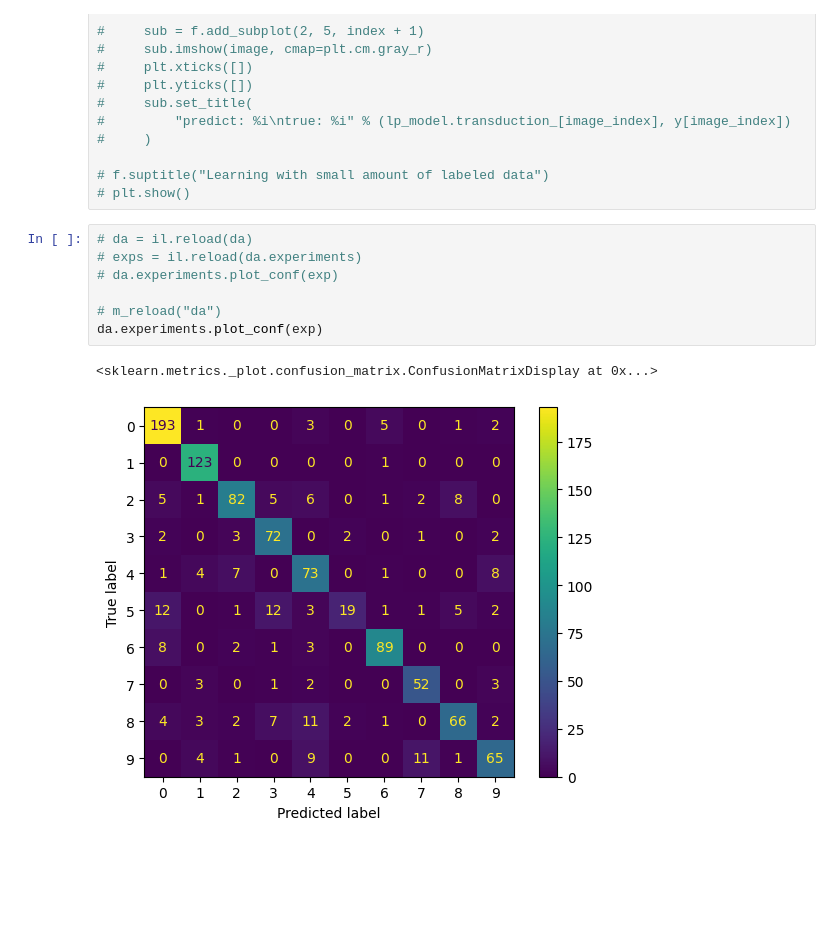
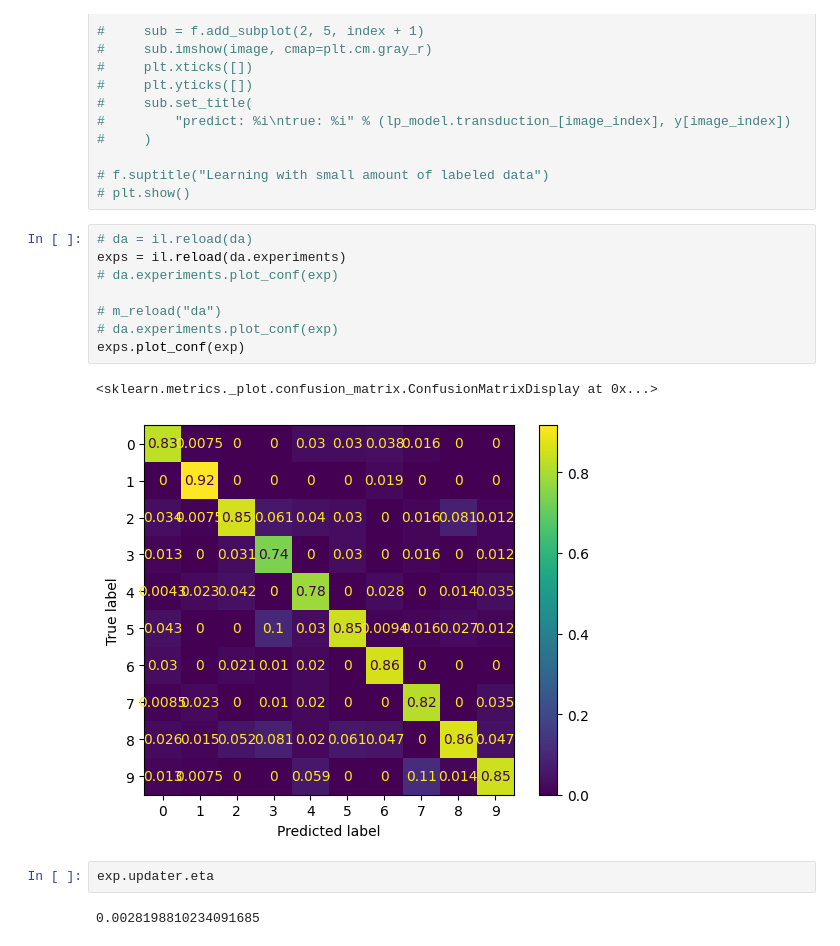
Before and after one commit to AP6YC/DeepART, a Jupyter notebook: notebooks/dlib.ipynb, the cells around one changed output. Cells and saved outputs as stored; diff of their text form; blank space fills up the shorter version.

```diff
--- a/notebooks/dlib.ipynb
+++ b/notebooks/dlib.ipynb
@@ -138,11 +124,16 @@ exp.tsne()
 # plt.show()
 # %%
 # da = il.reload(da)
-# exps = il.reload(da.experiments)
+exps = il.reload(da.experiments)
 # da.experiments.plot_conf(exp)
 
 # m_reload("da")
-da.experiments.plot_conf(exp)
+# da.experiments.plot_conf(exp)
+exps.plot_conf(exp)
 # %% [output]
 <sklearn.metrics._plot.confusion_matrix.ConfusionMatrixDisplay at 0x...>
-[figure, old version]
+[figure, new version]
+# %%
+exp.updater.eta
+# %% [output]
+0.0028198810234091685
```
Also changed, not shown: parts of 10 cells of this notebook, 5 other files.
